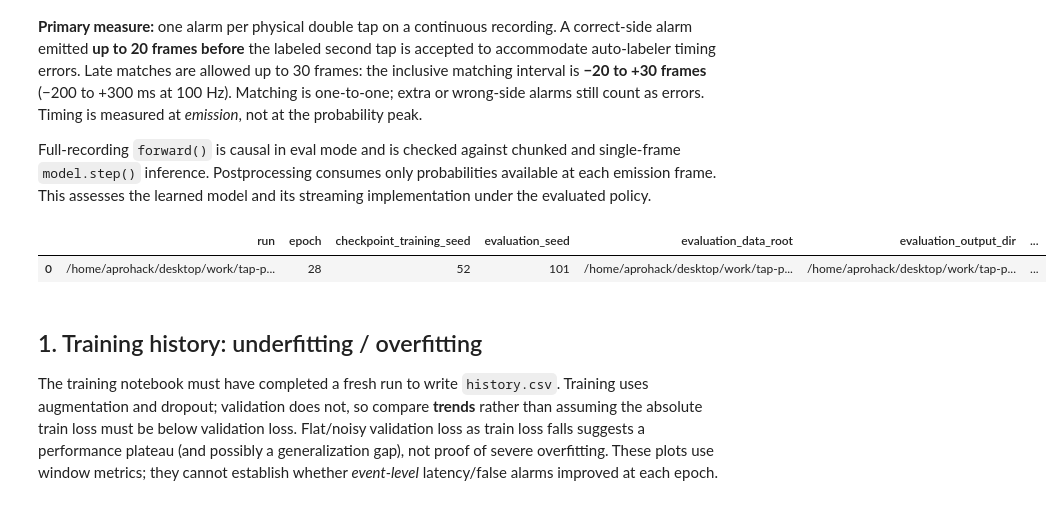
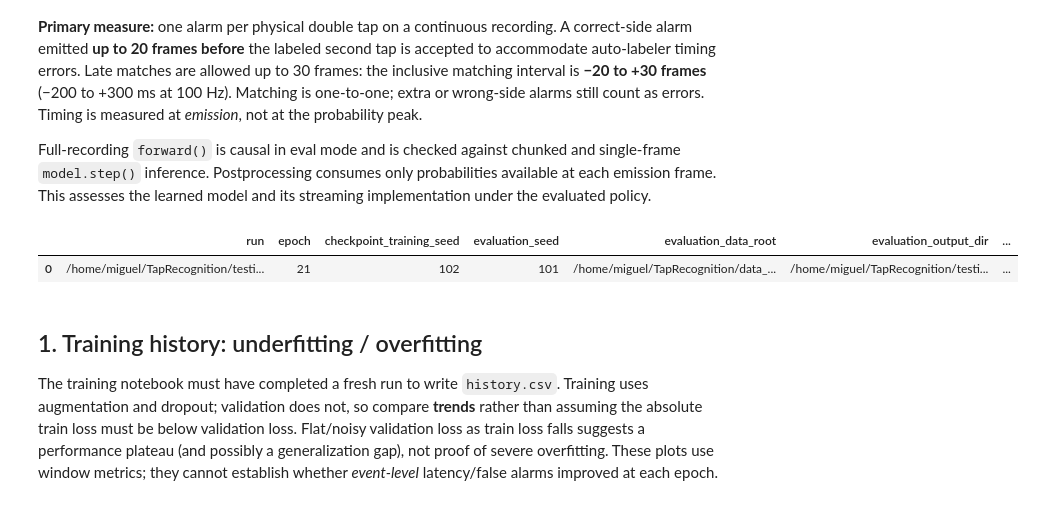
Before and after one commit to APROHACK124/TapRecognition, a Jupyter notebook: main_notebooks/evaluate.ipynb, the cells around one changed output. Cells and saved outputs as stored; diff of their text form; code cells hidden in the pictures.

```diff
--- a/main_notebooks/evaluate.ipynb
+++ b/main_notebooks/evaluate.ipynb
@@ -30,13 +30,13 @@ from notebooks_analysis.recording_types import recording_type_from_filename
 
 # Change this when evaluating a different run.
 # RUN_DIR = ROOT / 'testing_checkpoints/lstm64_features/0910d8(102)feat'
-# RUN_DIR = ROOT / 'testing_checkpoints/lstm64_features/d8(102)'
-RUN_DIR = ROOT / 'testing_checkpoints/0910d8(52)'
+RUN_DIR = ROOT / 'testing_checkpoints/lstm64_features/d8(102)'
+# RUN_DIR = ROOT / 'testing_checkpoints/0910d8(52)'
 
 # None evaluates on the checkpoint's recorded split. Set this to a prepared
 # dataset root containing train_data/, valid_data/, and session_exclusions.csv
 # to compare checkpoints on the same expanded split.
-EVALUATION_DATA_ROOT = ROOT / 'data_09_10_26'
+EVALUATION_DATA_ROOT = ROOT / 'data_10_10_26'
 # Fix window-negative sampling across checkpoints. This does not change a checkpoint's training seed.
 EVALUATION_SEED = 101
 
@@ -82,34 +82,34 @@ else:
     cfg.data.session_exclusions_file = str(registry)
 
 if EVALUATION_SEED is not None:
     cfg.seed = int(EVALUATION_SEED)
 
 # This exact configuration is the single source of truth for every metric and export below.
 evaluation_data = cfg.to_dict()['data']
 if EVALUATION_OUTPUT_DIR is None:
     EVALUATION_OUTPUT_DIR = (
         RUN_DIR if evaluation_data_root is None
         else ROOT / 'testing_checkpoints/evaluation_exports' / f'{RUN_DIR.name}_on_{evaluation_data_root.name}'
     )
 else:
     EVALUATION_OUTPUT_DIR = Path(EVALUATION_OUTPUT_DIR).resolve()
 if evaluation_data_root is not None and EVALUATION_OUTPUT_DIR.resolve() == RUN_DIR.resolve():
     raise ValueError('Use a separate EVALUATION_OUTPUT_DIR when overriding evaluation data to preserve historical exports.')
 model_cfg = dict(checkpoint['model_config'])
 model_cfg['dilations'] = tuple(model_cfg['dilations'])
 model = build_model(model_cfg, checkpoint.get('model_type')).cpu().eval()
 model.load_state_dict(checkpoint['model_state'])
 torch.set_num_threads(2)
 run_info = pd.DataFrame([dict(run=str(RUN_DIR), epoch=checkpoint['epoch'],
                              checkpoint_training_seed=checkpoint_training_seed, evaluation_seed=cfg.seed,
                              evaluation_data_root=str(evaluation_data_root) if evaluation_data_root else 'checkpoint split',
                              evaluation_output_dir=str(EVALUATION_OUTPUT_DIR),
                              threshold=cfg.training.prediction_threshold,
                              torch=torch.__version__, numpy=np.__version__, pandas=pd.__version__)])
 run_info
 # %% [output]
 |  | run | epoch | checkpoint_training_seed | evaluation_seed | evaluation_data_root | evaluation_output_dir | ... |
-| 0 | /home/aprohack/desktop/work/tap-p... | 28 | 52 | 101 | /home/aprohack/desktop/work/tap-p... | /home/aprohack/desktop/work/tap-p... | ... |
+| 0 | /home/miguel/TapRecognition/testi... | 21 | 102 | 101 | /home/miguel/TapRecognition/data_... | /home/miguel/TapRecognition/testi... | ... |
 # %%
 # Evaluation data is configured exclusively by EVALUATION_DATA_ROOT in the setup cell.
 # Do not manually change cfg.data paths here: continuous metrics and export fingerprints
```
Also changed, not shown: parts of 41 cells of this notebook, 39 other files.
